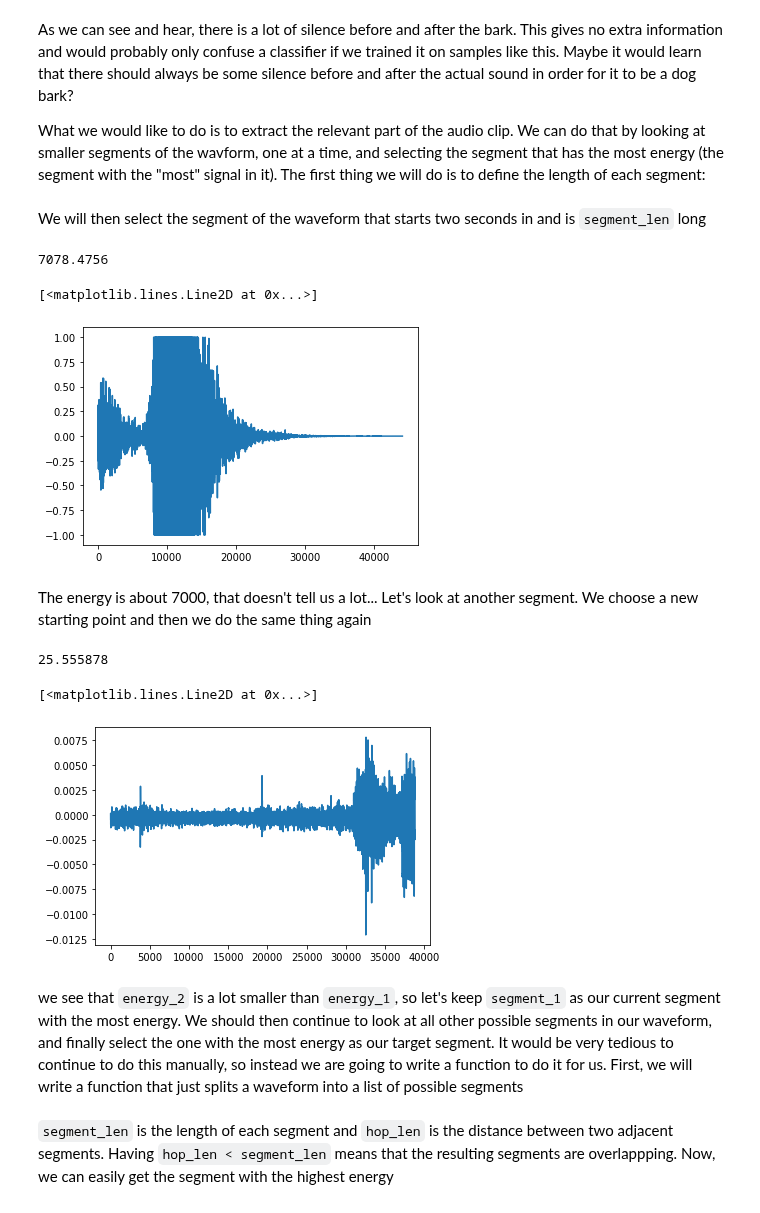
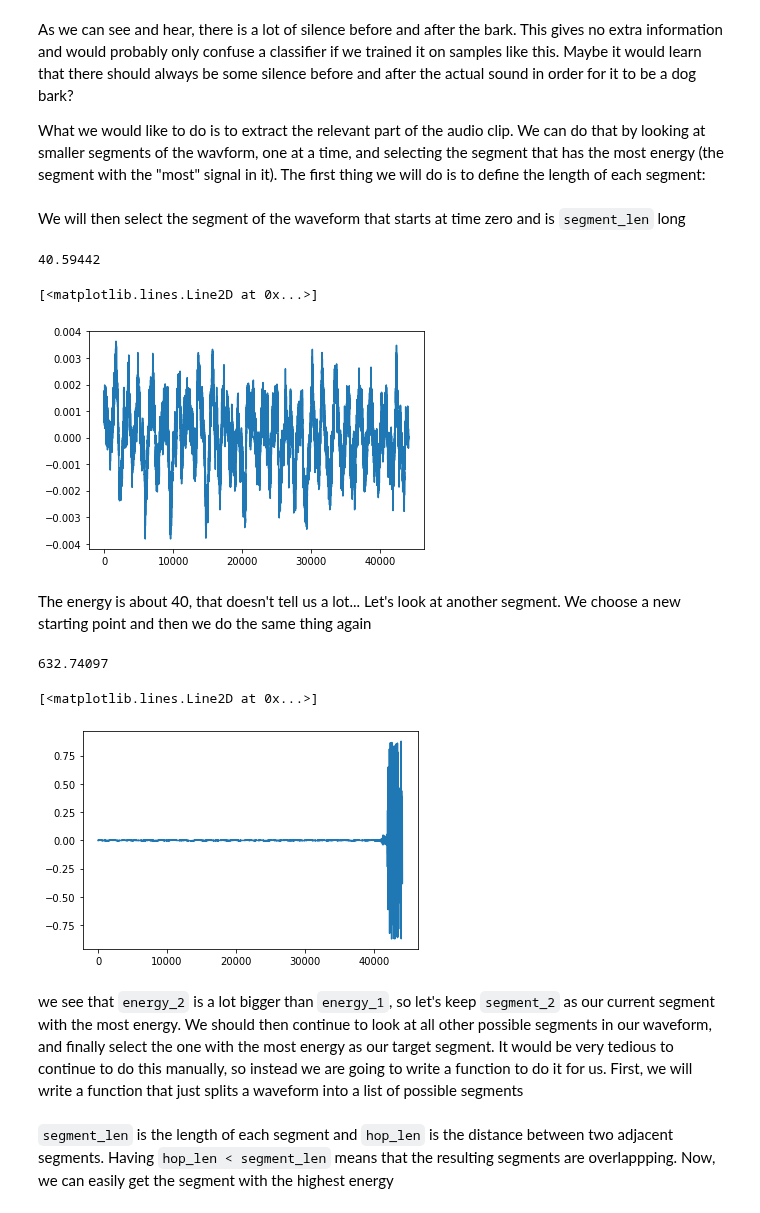
Before and after one commit to ColinNordin/audio-preprocessing, a Jupyter notebook: audio_segmentation.ipynb, the cells around one changed output. Saved outputs shown, nothing was run; the diff lists cells and outputs as text; code cells hidden in the pictures.

```diff
--- a/audio_segmentation.ipynb
+++ b/audio_segmentation.ipynb
@@ -37,9 +37,9 @@ What we would like to do is to extract the relevant part of the audio clip. We c
 # %%
 segment_len = sample_rate * 1 # each segment is one second long
 # %% [markdown]
-We will then select the segment of the waveform that starts two seconds in and is `segment_len` long
+We will then select the segment of the waveform that starts at time zero and is `segment_len` long
 # %%
-start_idx_1 = 2 * sample_rate # two seconds into the clip
+start_idx_1 = 0 # start at time zero
 
 segment_1 = waveform[start_idx_1:start_idx_1+segment_len]
 energy_1 = np.sum(np.abs(segment_1))
@@ -47,25 +47,25 @@ energy_1 = np.sum(np.abs(segment_1))
 print(energy_1)
 plt.plot(segment_1)
 # %% [output]
-7078.4756
+40.59442
 [<matplotlib.lines.Line2D at 0x...>]
-[figure, old version]
+[figure, new version]
 # %% [markdown]
-The energy is about 7000, that doesn't tell us a lot... Let's look at another segment. We choose a new starting point and then we do the same thing again
+The energy is about 40, that doesn't tell us a lot... Let's look at another segment. We choose a new starting point and then we do the same thing again
 # %%
-start_idx_2 = 3 * sample_rate # 3 seconds into the clip
+start_idx_2 = 1 * sample_rate # 1 second into the clip
 
 segment_2 = waveform[start_idx_2:start_idx_2+segment_len]
 energy_2 = np.sum(np.abs(segment_2))
 
 print(energy_2)
 plt.plot(segment_2)
 # %% [output]
-25.555878
+632.74097
 [<matplotlib.lines.Line2D at 0x...>]
-[figure, old version]
+[figure, new version]
 # %% [markdown]
-we see that `energy_2` is a lot smaller than `energy_1`, so let's keep `segment_1` as our current segment with the most energy. We should then continue to look at all other possible segments in our waveform, and finally select the one with the most energy as our target segment. It would be very tedious to continue to do this manually, so instead we are going to write a function to do it for us. First, we will write a function that just splits a waveform into a list of possible segments
+we see that `energy_2` is a lot bigger than `energy_1`, so let's keep `segment_2` as our current segment with the most energy. We should then continue to look at all other possible segments in our waveform, and finally select the one with the most energy as our target segment. It would be very tedious to continue to do this manually, so instead we are going to write a function to do it for us. First, we will write a function that just splits a waveform into a list of possible segments
 # %%
 def split_into_segments(waveform, segment_len, hop_len):
     segments = []
```
Also changed, not shown: parts of 5 cells of this notebook.
